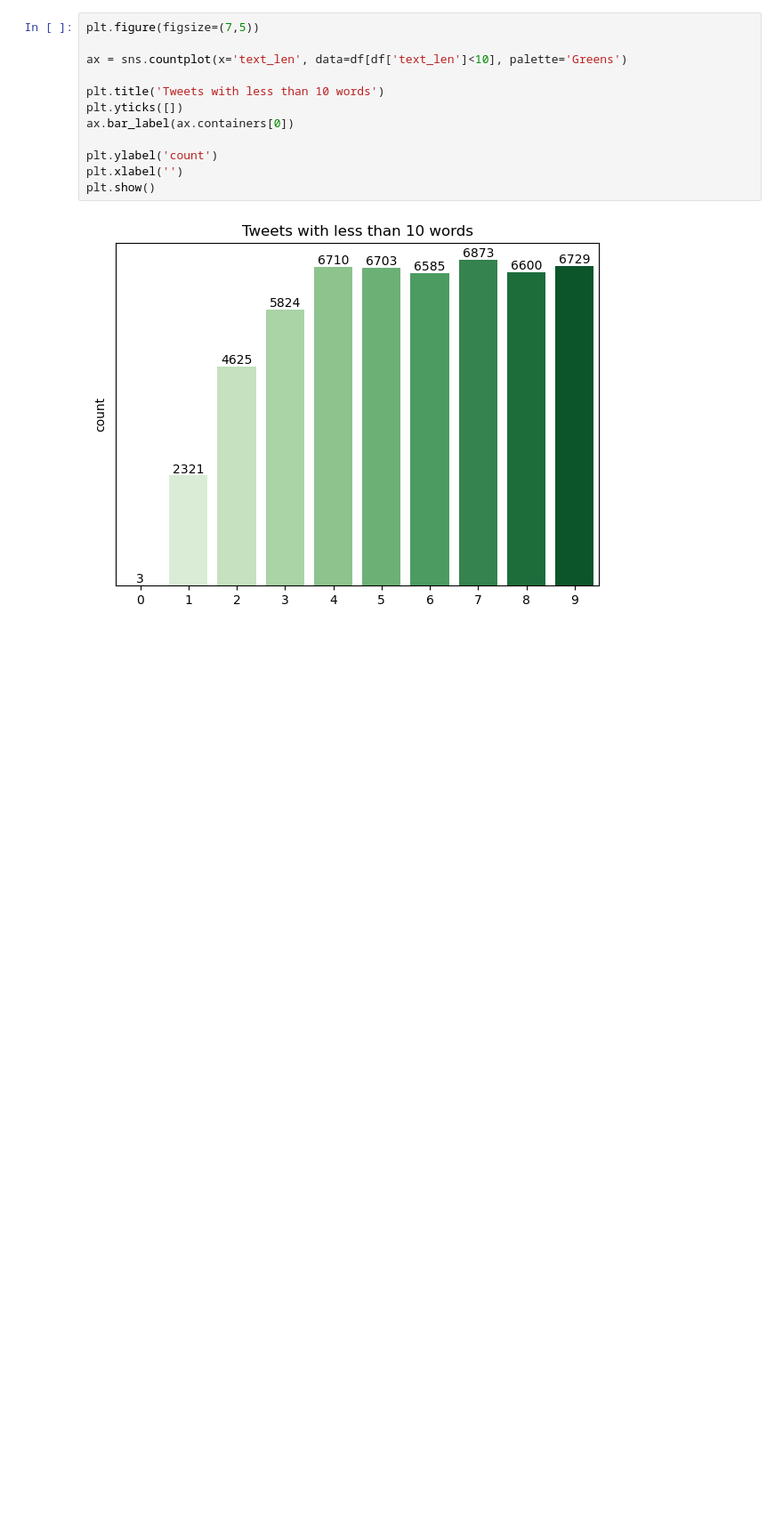
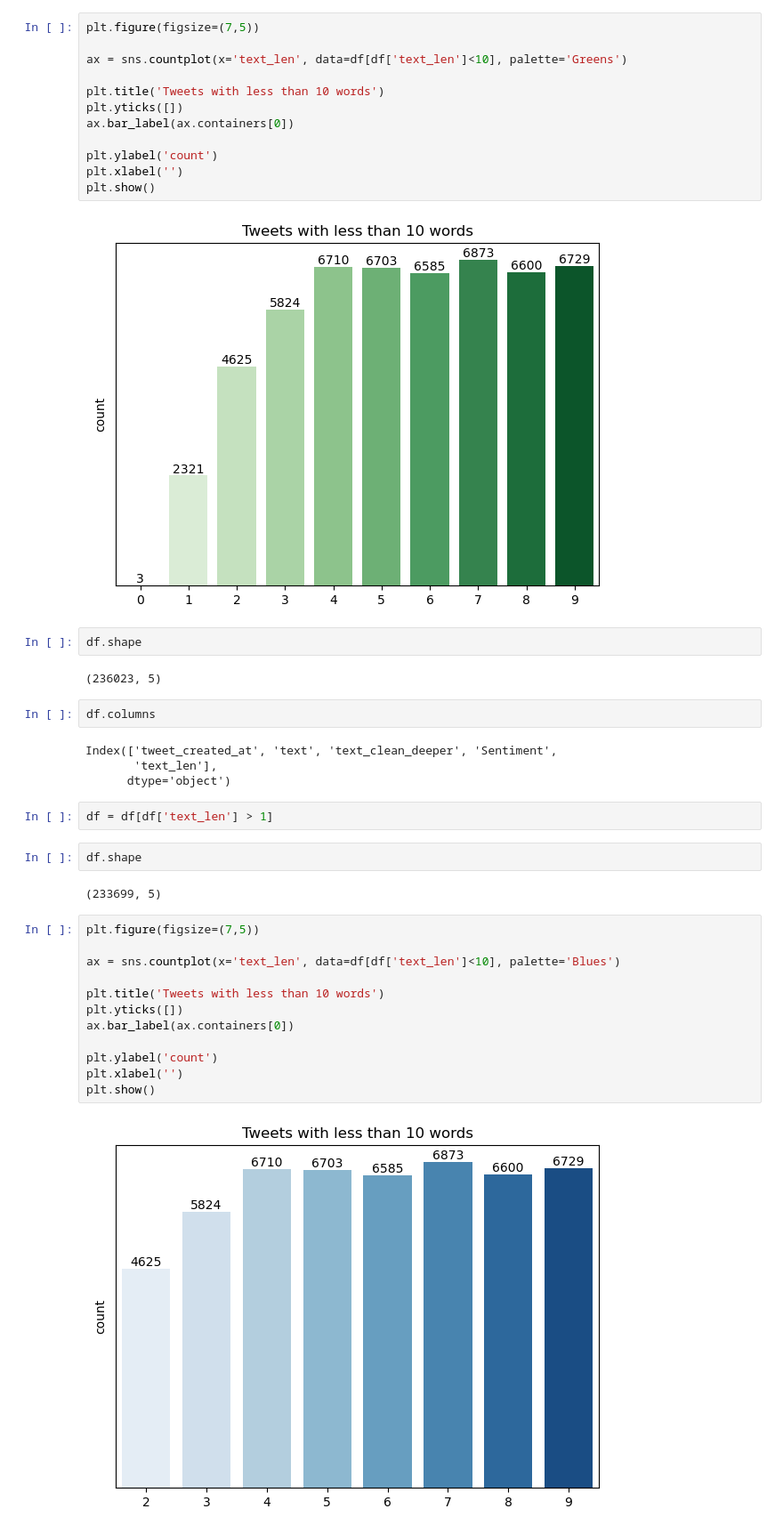
Before and after one commit to wessware/sentiment_analysis_on_masculinity_saturday, a Jupyter notebook: emoji-tokenization-dataprocessing.ipynb, the cells around one changed output. Shown at 89% size. Drawn from its saved outputs; the diff is of its cells as text; blank space fills up the shorter version.

Commit message:
delete one word tweets

```diff
--- a/emoji-tokenization-dataprocessing.ipynb
+++ b/emoji-tokenization-dataprocessing.ipynb
@@ -388,3 +396,33 @@ plt.xlabel('')
 plt.show()
 # %% [output]
 [figure]
+# %%
+df.shape
+# %% [output]
+(236023, 5)
+# %%
+df.columns
+# %% [output]
+Index(['tweet_created_at', 'text', 'text_clean_deeper', 'Sentiment',
+       'text_len'],
+      dtype='object')
+# %%
+df = df[df['text_len'] > 1]
+# %%
+df.shape
+# %% [output]
+(233699, 5)
+# %%
+plt.figure(figsize=(7,5))
+
+ax = sns.countplot(x='text_len', data=df[df['text_len']<10], palette='Blues')
+
+plt.title('Tweets with less than 10 words')
+plt.yticks([])
+ax.bar_label(ax.containers[0])
+
+plt.ylabel('count')
+plt.xlabel('')
+plt.show()
+# %% [output]
+[figure, added]
```
Also changed, not shown: parts of 2 cells of this notebook.
